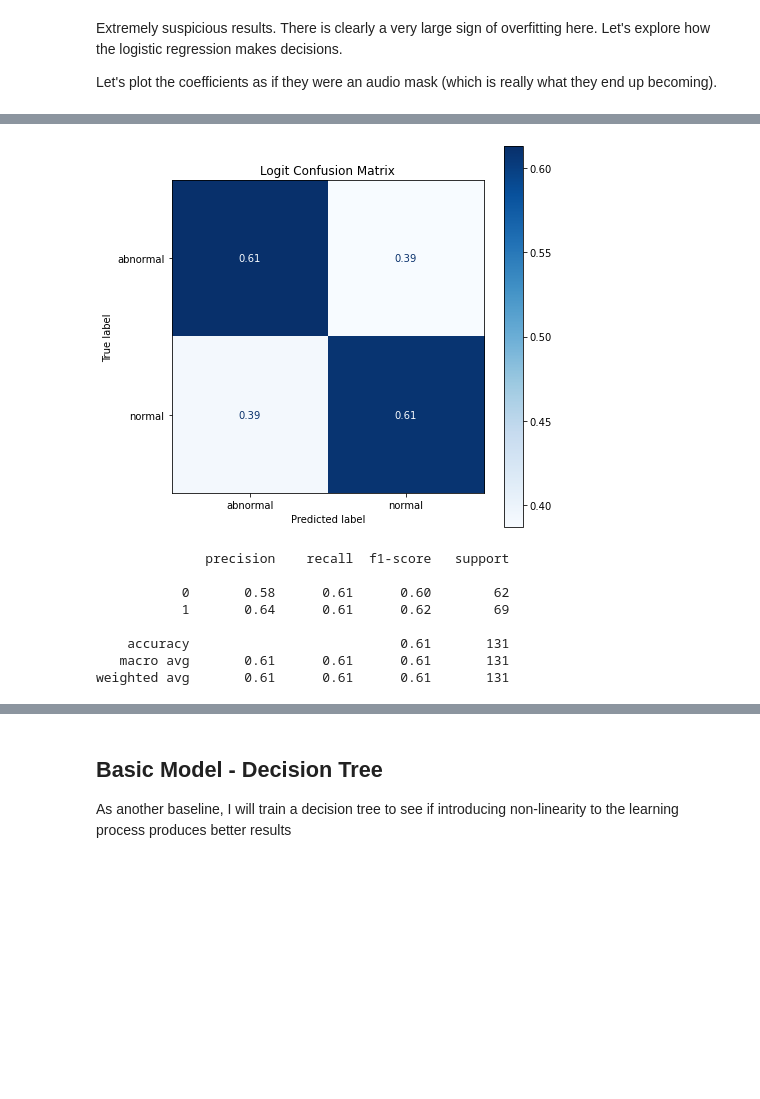
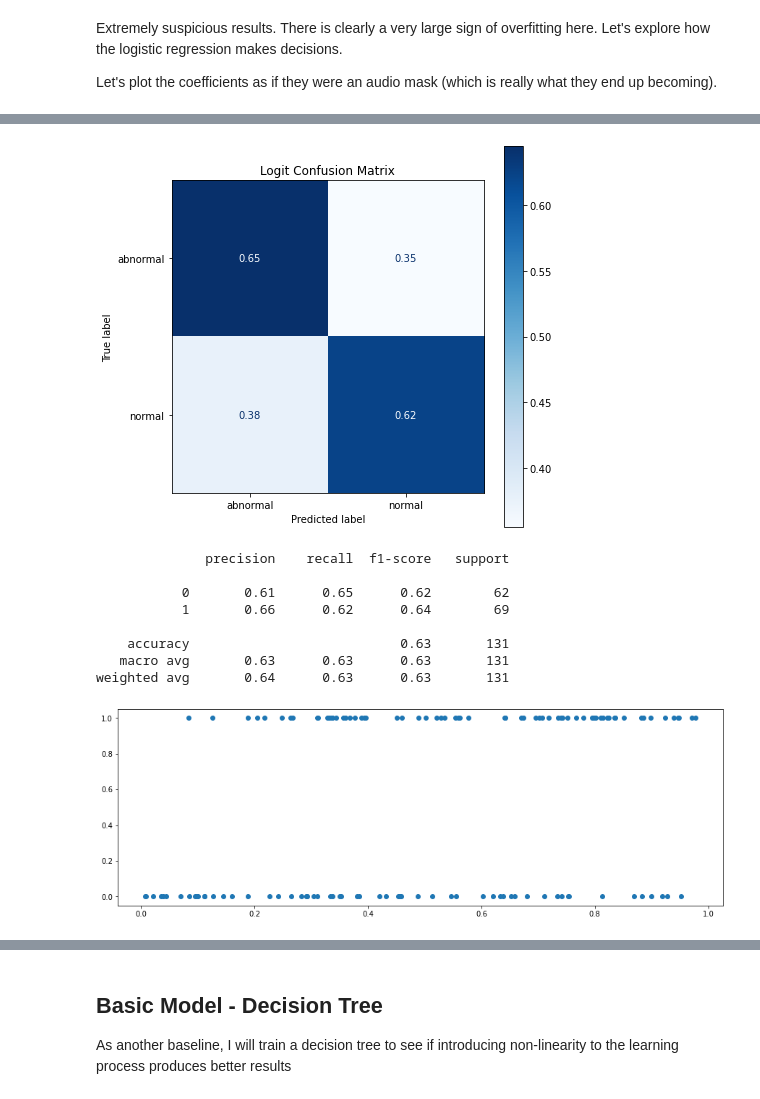
Before and after one commit to bshabashFD/Heart-Abnormalities-ML, a Jupyter notebook: Data Modeling with Mel Frequencies.ipynb, the cells around one changed output, grey strips where cells are left out. Drawn from its saved outputs; the diff is of its cells as text; code cells hidden in the pictures; blank space fills up the shorter version.

```diff
--- a/Data Modeling with Mel Frequencies.ipynb
+++ b/Data Modeling with Mel Frequencies.ipynb
@@ -457,6 +451,6 @@ plt.show()
 # %%
 figure, ax = plt.subplots(figsize=(7, 7))
-disp = plot_confusion_matrix(my_gs, X_test_mel, y_test,
+disp = plot_confusion_matrix(my_logit_gs, X_test_mel, y_test,
                              display_labels=condition_label_encoder.classes_,
                              cmap=plt.cm.Blues,
                              normalize='true',
@@ -464,15 +458,23 @@ disp = plot_confusion_matrix(my_gs, X_test_mel, y_test,
 disp.ax_.set_title("Logit Confusion Matrix")
 plt.show()
 # %% [output]
-[figure, old version]
+[figure, new version]
 # %%
-print(classification_report(y_test, my_gs.predict(X_test_mel)))
+print(classification_report(y_test, my_logit_gs.predict(X_test_mel)))
 # %% [output]
               precision    recall  f1-score   support
 
-           0       0.58      0.61      0.60        62
-           1       0.64      0.61      0.62        69
+           0       0.61      0.65      0.62        62
+           1       0.66      0.62      0.64        69
 
-    accuracy                           0.61       131
-   macro avg       0.61      0.61      0.61       131
-weighted avg       0.61      0.61      0.61       131
+    accuracy                           0.63       131
+   macro avg       0.63      0.63      0.63       131
+weighted avg       0.64      0.63      0.63       131
+# %%
+y_proba = my_logit_gs.predict_proba(X_test_mel)
+# %%
+plt.figure(figsize=(15, 5))
+plt.scatter(y_proba[:, 1], y_test)
+plt.show();
+# %% [output]
+[figure, added]
```
Also changed, not shown: parts of 96 cells of this notebook.
